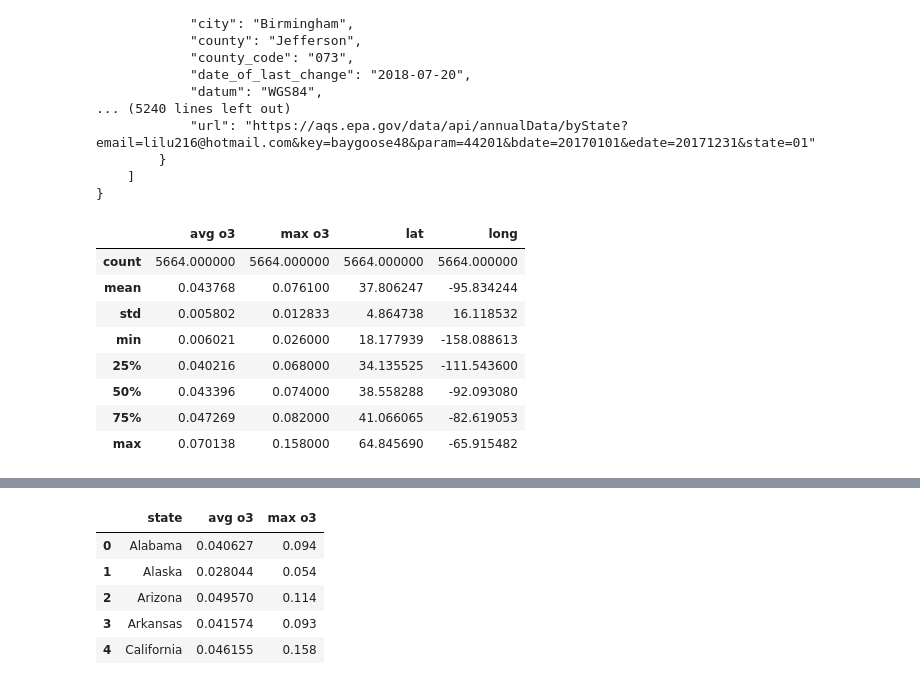
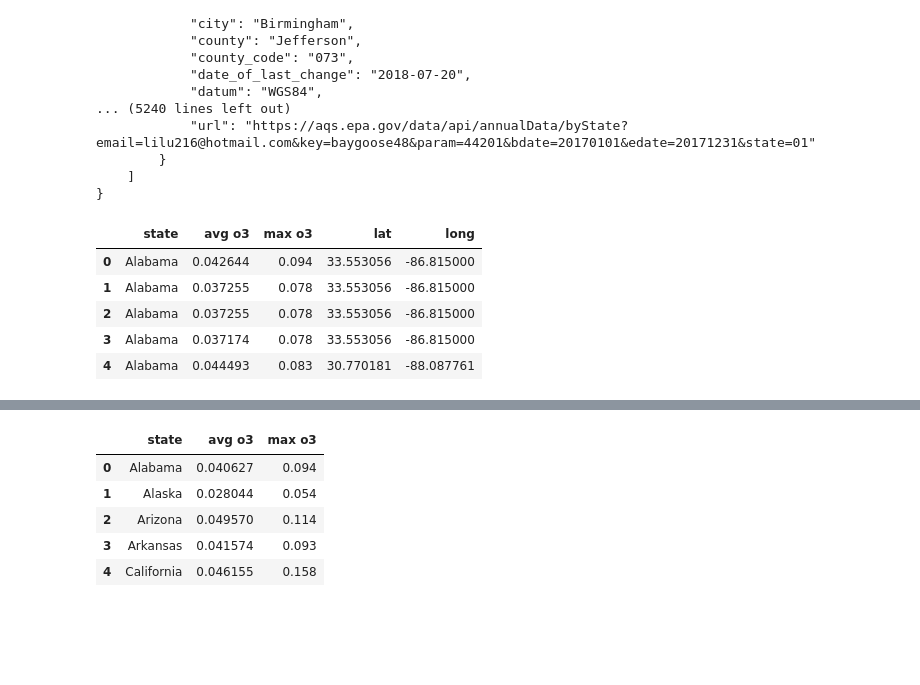
Before and after one commit to BrittLHeth/Project-1-API, a Jupyter notebook: Leah_o3_Final-.ipynb, the cells around one changed output, grey strips where cells are left out. Saved outputs shown, nothing was run; the diff lists cells and outputs as text; code cells hidden in the pictures; blank space fills up the shorter version.

```diff
--- a/Leah_o3_Final-.ipynb
+++ b/Leah_o3_Final-.ipynb
@@ -158,26 +171,23 @@ for code in state_code:
 # %%
 # create a dictionary of lists
 o3_dict = {
     "state": states,
     "avg o3": mean,
     "max o3": max_value,
     "lat": lat,
     "long": long
 }
 
 # Create a dataframe from lists
 o3_df = pd.DataFrame(o3_dict)
-o3_df.describe()
+o3_df.head()
 # %% [output]
-|  | avg o3 | max o3 | lat | long |
-| count | 5664.000000 | 5664.000000 | 5664.000000 | 5664.000000 |
-| mean | 0.043768 | 0.076100 | 37.806247 | -95.834244 |
-| std | 0.005802 | 0.012833 | 4.864738 | 16.118532 |
-| min | 0.006021 | 0.026000 | 18.177939 | -158.088613 |
-| 25% | 0.040216 | 0.068000 | 34.135525 | -111.543600 |
-| 50% | 0.043396 | 0.074000 | 38.558288 | -92.093080 |
-| 75% | 0.047269 | 0.082000 | 41.066065 | -82.619053 |
-| max | 0.070138 | 0.158000 | 64.845690 | -65.915482 |
+|  | state | avg o3 | max o3 | lat | long |
+| 0 | Alabama | 0.042644 | 0.094 | 33.553056 | -86.815000 |
+| 1 | Alabama | 0.037255 | 0.078 | 33.553056 | -86.815000 |
+| 2 | Alabama | 0.037255 | 0.078 | 33.553056 | -86.815000 |
+| 3 | Alabama | 0.037174 | 0.078 | 33.553056 | -86.815000 |
+| 4 | Alabama | 0.044493 | 0.083 | 30.770181 | -88.087761 |
 # %%
 # Change data types to float and create a heatmap showing locations and levels on o3
 
```
Also changed, not shown: parts of 14 cells of this notebook, 1 other file.
